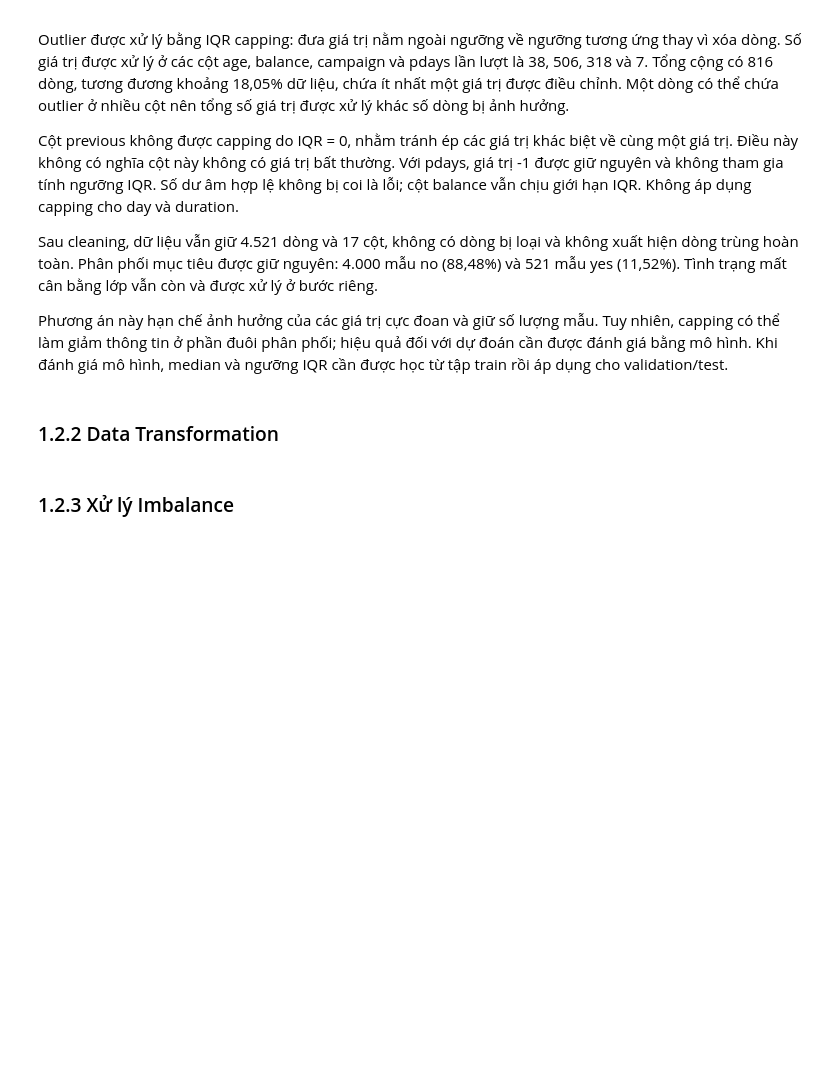
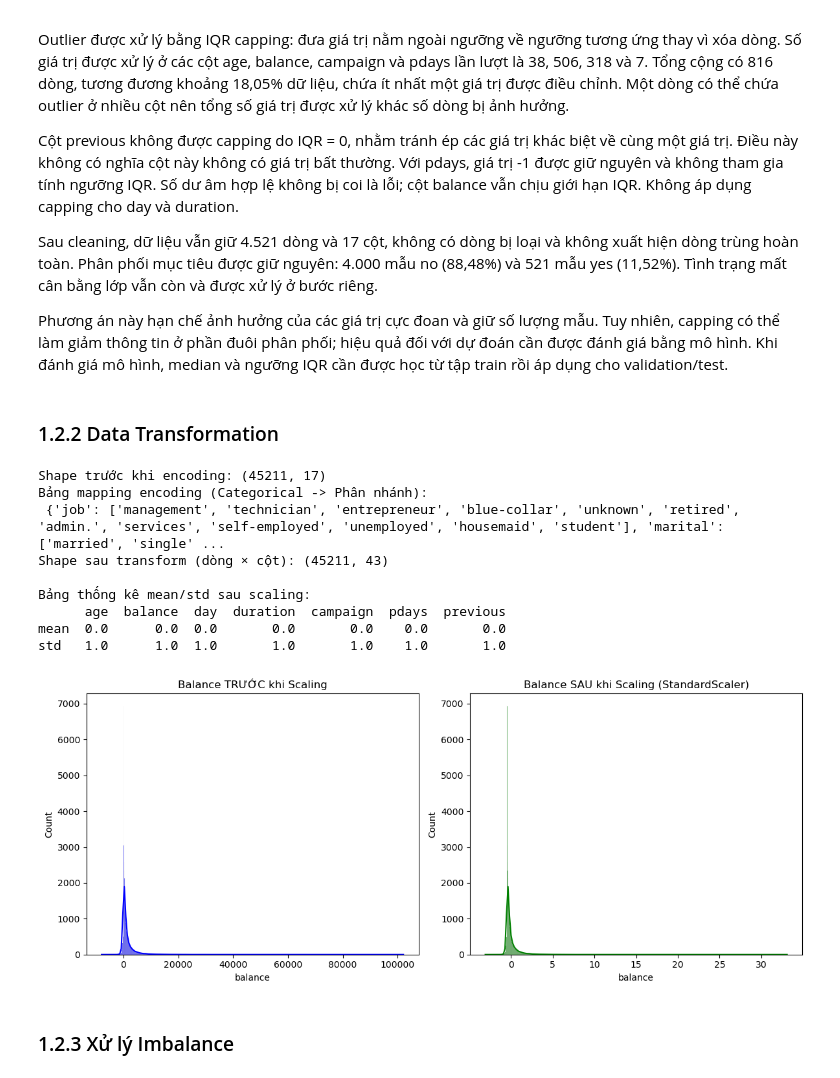
Before and after one commit to HocNguyen0605/DataMining_Nhom09, a Jupyter notebook: datamining-project.ipynb, the cells around one changed output. Saved outputs shown, nothing was run; the diff lists cells and outputs as text; code cells hidden in the pictures; blank space fills up the shorter version.

Commit message:
ADD: Code data Transformation cua Thuong

```diff
--- a/datamining-project.ipynb
+++ b/datamining-project.ipynb
@@ -29,7 +29,7 @@ from imblearn.over_sampling import SMOTE
 
 #-------------------------------------------------------------------------------------------------#
 #import dữ liệu
-df=pd.read_csv("bank-full.csv",sep=";")
+df=pd.read_csv("dataset/bank-full.csv",sep=";")
 df.info()
 df.describe()
 
@@ -388,3 +381,54 @@ Phương án này hạn chế ảnh hưởng của các giá trị cực đoan v
+# %%
+# Bảng mapping encoding (categorical → số cột mới sinh ra)
+# Shape dữ liệu trước/sau transform (số dòng × số cột)
+# Histogram so sánh trước/sau scaling (1-2 feature minh họa)
+# Bảng thống kê mean/std sau scaling
+
+# 2. One-Hot Encoding
+print("Shape trước khi encoding:", df.shape)
+cat_cols = df.select_dtypes(include=['object']).columns.drop("y", errors='ignore')
+
+# Tạo bảng mapping
+mapping_info = {col: df[col].unique().tolist() for col in cat_cols}
+print("Bảng mapping encoding (Categorical -> Phân nhánh):\n", mapping_info)
+
+# Thực hiện get_dummies
+df_transformed = pd.get_dummies(df, columns=cat_cols, drop_first=True)
+print("Shape sau transform (dòng × cột):", df_transformed.shape)
+
+# 3. Feature Scaling
+num_cols = df_transformed.select_dtypes(include=['int64', 'float64']).columns
+scaler = StandardScaler()
+
+# Lưu lại copy để so sánh
+df_before_scale = df_transformed.copy()
+
+# Scale dữ liệu
+df_transformed[num_cols] = scaler.fit_transform(df_transformed[num_cols])
+
+# Bảng thống kê mean/std sau scaling
+print("\nBảng thống kê mean/std sau scaling:")
+print(df_transformed[num_cols].agg(['mean', 'std']).round(4))
+
+# Histogram so sánh trước/sau scaling (Minh họa cột 'balance')
+fig, axes = plt.subplots(1, 2, figsize=(12, 5))
+sns.histplot(df_before_scale['balance'], kde=True, ax=axes[0], color='blue')
+axes[0].set_title('Balance TRƯỚC khi Scaling')
+sns.histplot(df_transformed['balance'], kde=True, ax=axes[1], color='green')
+axes[1].set_title('Balance SAU khi Scaling (StandardScaler)')
+plt.tight_layout()
+plt.show()
+# %% [output]
+Shape trước khi encoding: (45211, 17)
+Bảng mapping encoding (Categorical -> Phân nhánh):
+ {'job': ['management', 'technician', 'entrepreneur', 'blue-collar', 'unknown', 'retired', 'admin.', 'services', 'self-employed', 'unemployed', 'housemaid', 'student'], 'marital': ['married', 'single' ...
+Shape sau transform (dòng × cột): (45211, 43)
+
+Bảng thống kê mean/std sau scaling:
+      age  balance  day  duration  campaign  pdays  previous
+mean  0.0      0.0  0.0       0.0       0.0    0.0       0.0
+std   1.0      1.0  1.0       1.0       1.0    1.0       1.0
+[figure, added]
 # %% [markdown]
 ### 1.2.3 Xử lý Imbalance
 # %%
```
Also changed, not shown: parts of 1 cell of this notebook.
